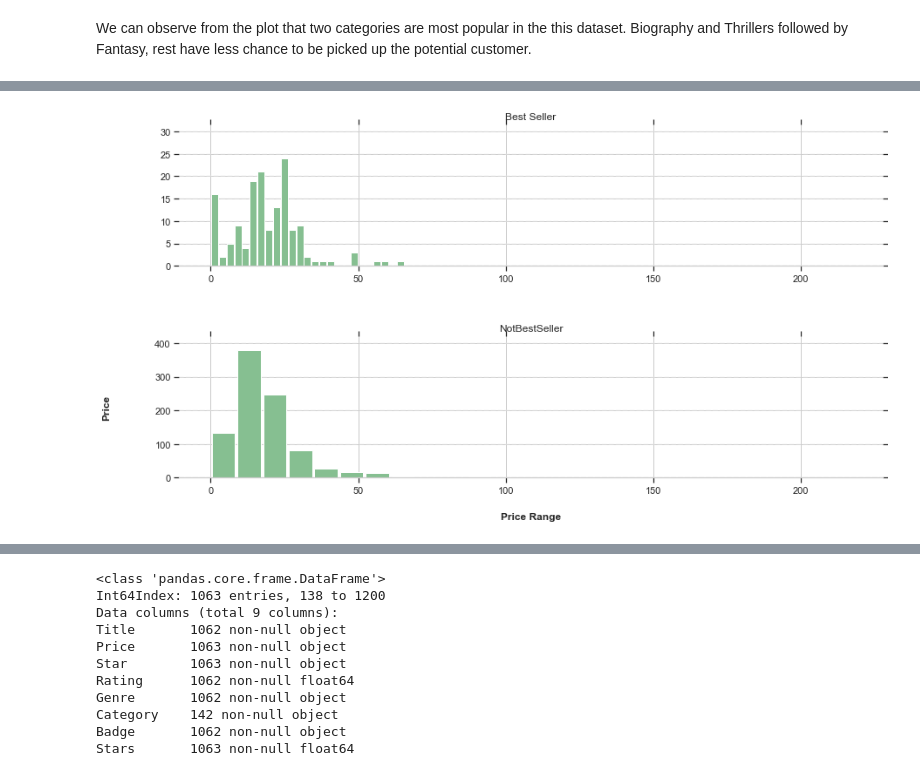
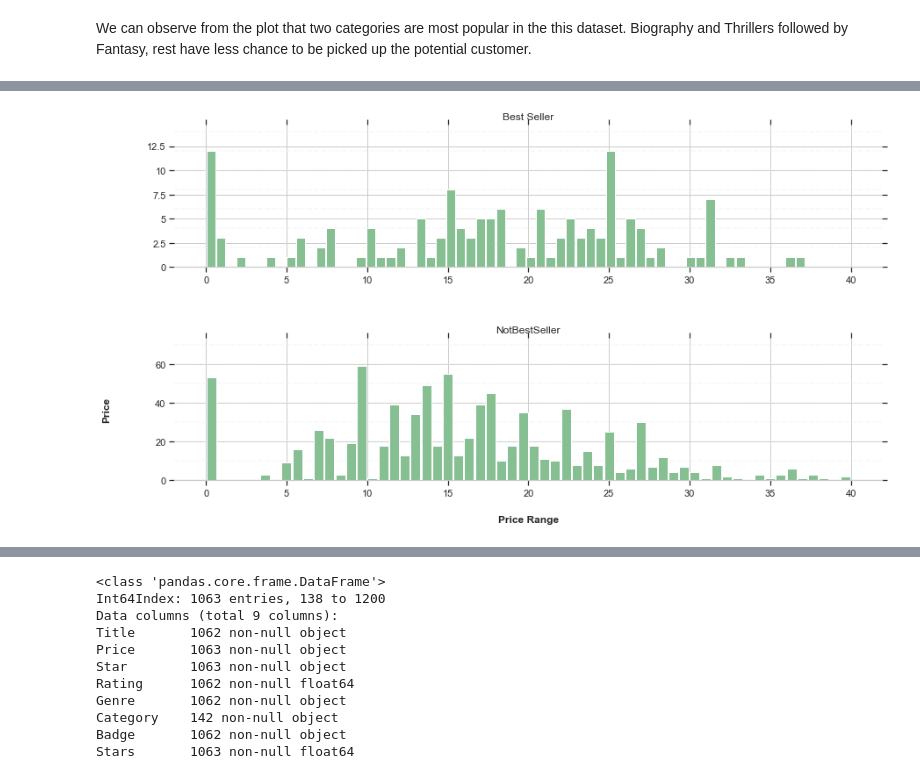
Before and after one commit to Richa-Vala/NYCWebscraping, a Jupyter notebook: NYCEDA.ipynb, the cells around one changed output, grey strips where cells are left out. Drawn from its saved outputs; the diff is of its cells as text; code cells hidden in the pictures.

Commit message:
EDA Visualization New Insights Comparative

```diff
--- a/NYCEDA.ipynb
+++ b/NYCEDA.ipynb
@@ -415,3 +417,7 @@ dfbook1['Stars'] = dfbook1['Star'].str.split(' ').str[0]
+# %%
+dfbook1['Star'] = dfbook1['Star'].replace(np.nan, '3.9 out of 5 stars', regex=True)
+# Split Star column to extract Number of Star
+rank_df['Stars'] = rank_df['Star'].str.split(' ').str[0]
 # %%
 rank_df.head()
 # %% [output]
@@ -694,7 +768,7 @@ We can observe from the plot that two categories are most popular in the this da
 # plot histogram
 
 
-ax = dfbook1.hist(column='Price', bins=25, grid=False, figsize=(18,10), color='#86bf91', zorder=2, rwidth=0.9)
+ax = dfbook1.hist(column='Price', bins= 60,grid=False, figsize=(18,10), color='#86bf91', zorder=2, rwidth=0.9)
 
 ax = ax[0]
 for x in ax:
@@ -724,0 +806,2 @@ for x in ax:
+# %%
+pricefilter = dfbook1[dfbook1['Price'] < 40]
@@ -725,35 +817,35 @@ for x in ax:
 # %%
 from matplotlib.ticker import StrMethodFormatter
 
-ax = dfbook1.hist(column='Price', by='Badge', bins=25, grid=False, figsize=(14,12), layout=(3,1), sharex=True, color='#86bf91', zorder=2, rwidth=0.9)
+ax = pricefilter.hist(column='Price', by='Badge', bins=60, grid=False, figsize=(14,12), layout=(3,1), sharex=True, color='#86bf91', zorder=2, rwidth=0.9)
 
 for i,x in enumerate(ax):
 
     # Despine
     x.spines['right'].set_visible(False)
     x.spines['top'].set_visible(False)
     x.spines['left'].set_visible(False)
 
     # Switch off ticks
     x.tick_params(axis="both", which="both", bottom="off", top="off", labelbottom="on", left="off", right="off", labelleft="on")
 
     # Draw horizontal axis lines
     vals = x.get_yticks()
     for tick in vals:
         x.axhline(y=tick, linestyle='dashed', alpha=0.4, color='#eeeeee', zorder=1)
 
     # Set x-axis label
     x.set_xlabel("Price Range", labelpad=20, weight='bold', size=12)
 
     # Set y-axis label
     if i == 1:
         x.set_ylabel("Price", labelpad=50, weight='bold', size=12)
 
     # Format y-axis label
     x.yaxis.set_major_formatter(StrMethodFormatter('{x:,g}'))
     x.tick_params(axis='x', rotation=0)
 # %% [output]
-[figure, old version]
+[figure, new version]
 # %%
 dfbook.head()
 # %% [output]
```
Also changed, not shown: parts of 26 cells of this notebook, 2 other files.
